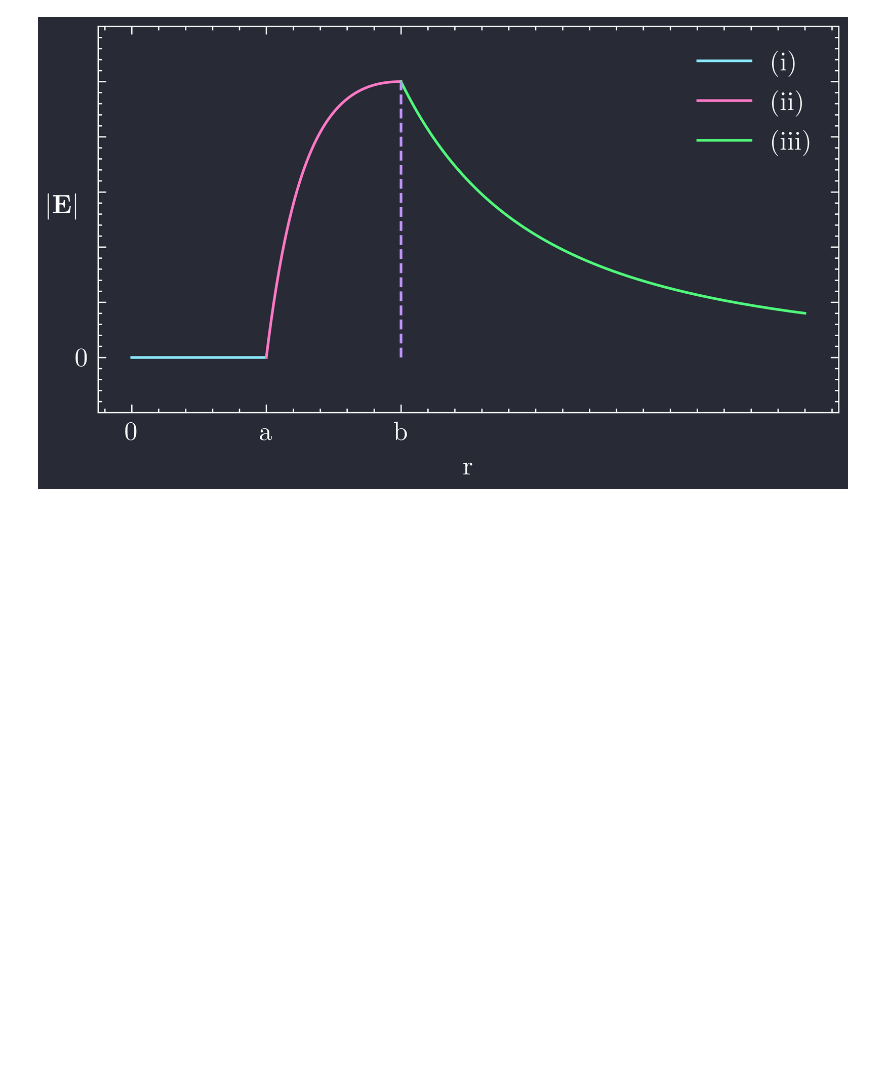
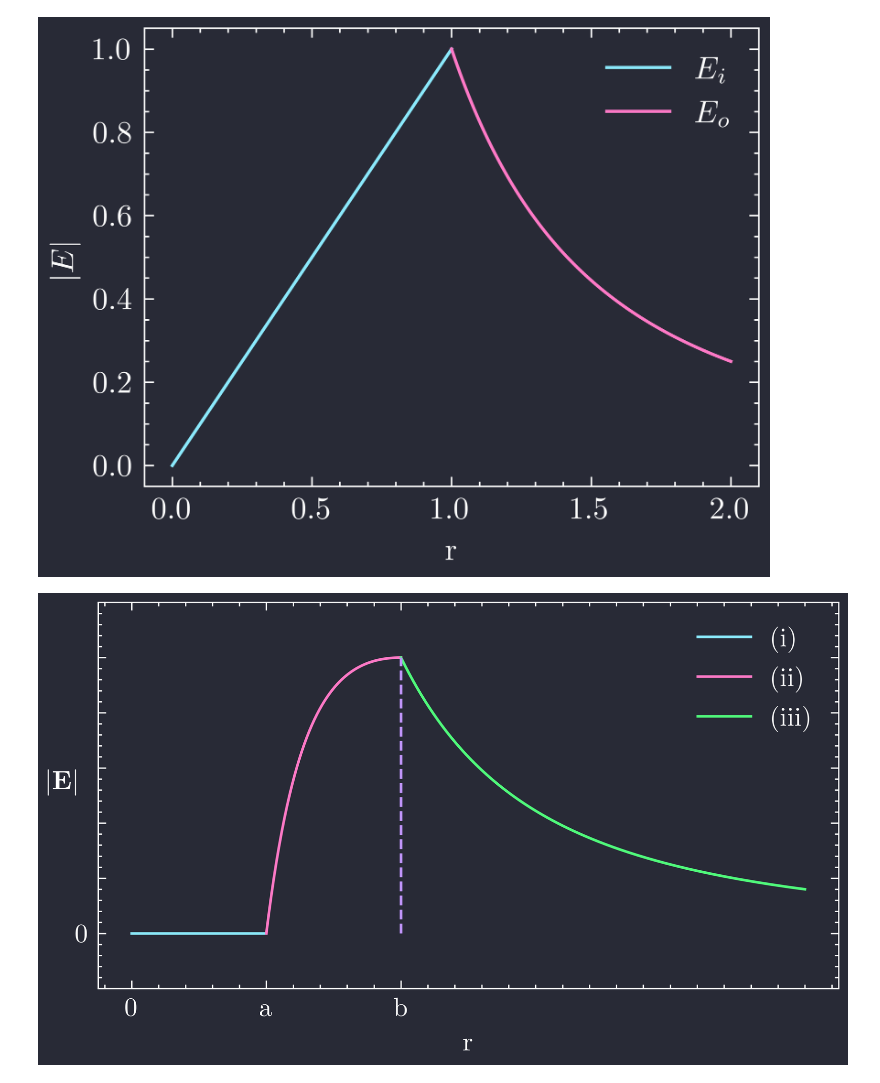
Before and after one commit to joonsuuh/physics, a Jupyter notebook: griffiths_em/code/chapter2.ipynb, the cells around one changed output. Saved outputs shown, nothing was run; the diff lists cells and outputs as text; code cells hidden in the pictures; blank space fills up the shorter version.

```diff
--- a/griffiths_em/code/chapter2.ipynb
+++ b/griffiths_em/code/chapter2.ipynb
@@ -21,3 +19,25 @@ Error:
+# %%
+# 2.8
+R = 1.0
+r_i = np.linspace(0, 1, 100)
+r_o = np.linspace(1, 2, 100)
+
+# from R to 2
+def E_out(r):
+    return 1 / (r**2)
+
+# from 0 to R
+def E_in(r):
+    return 1 / (R * R * R) * r
+
+plt.plot(r_i, E_in(r_i), label='$E_i$')
+plt.plot(r_o, E_out(r_o), label='$E_o$')
+plt.legend()
+plt.xlabel('r')
+plt.ylabel('$|E|$')
+plt.show()
+# %% [output]
+[figure, added]
 # %%
 # 2.15
 # Constants
```
Also changed, not shown: parts of 3 cells of this notebook, 19 other files.
